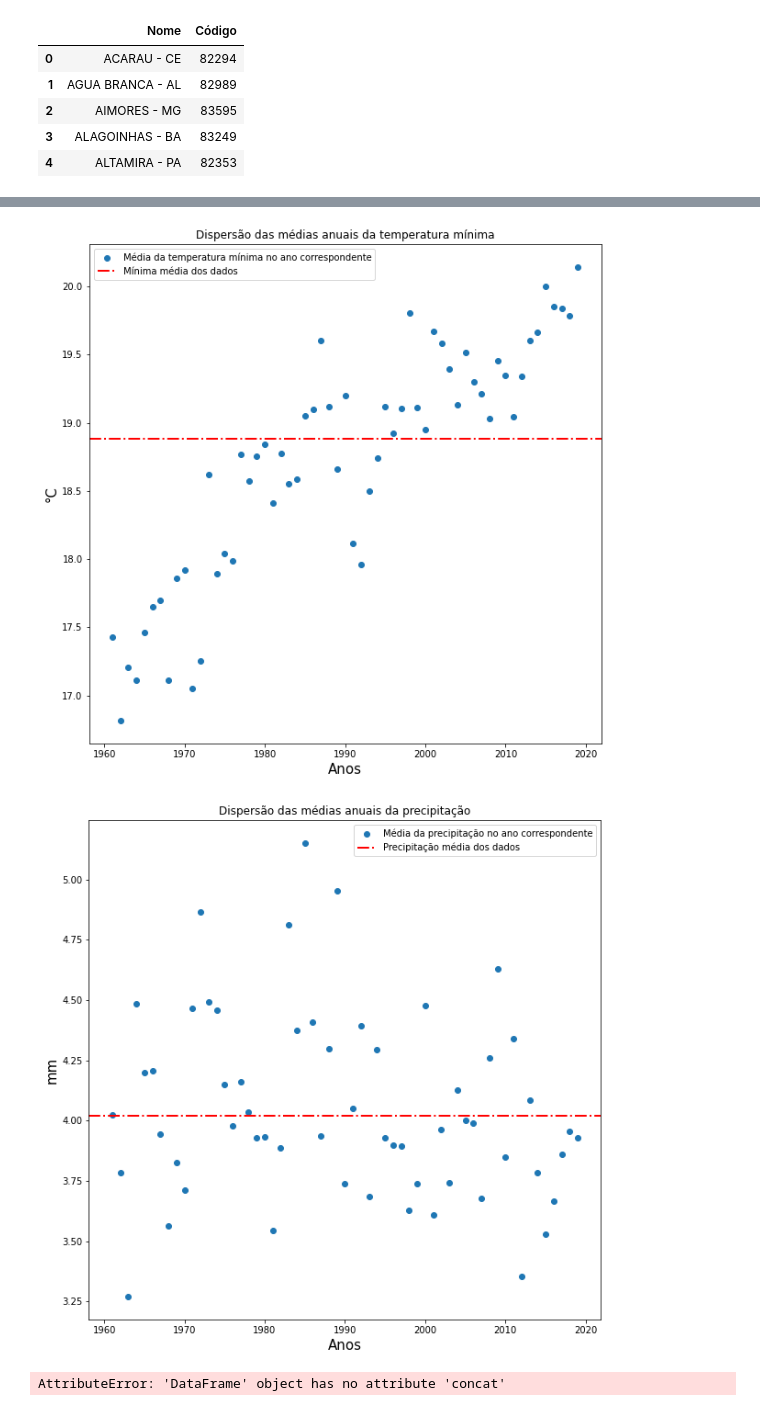
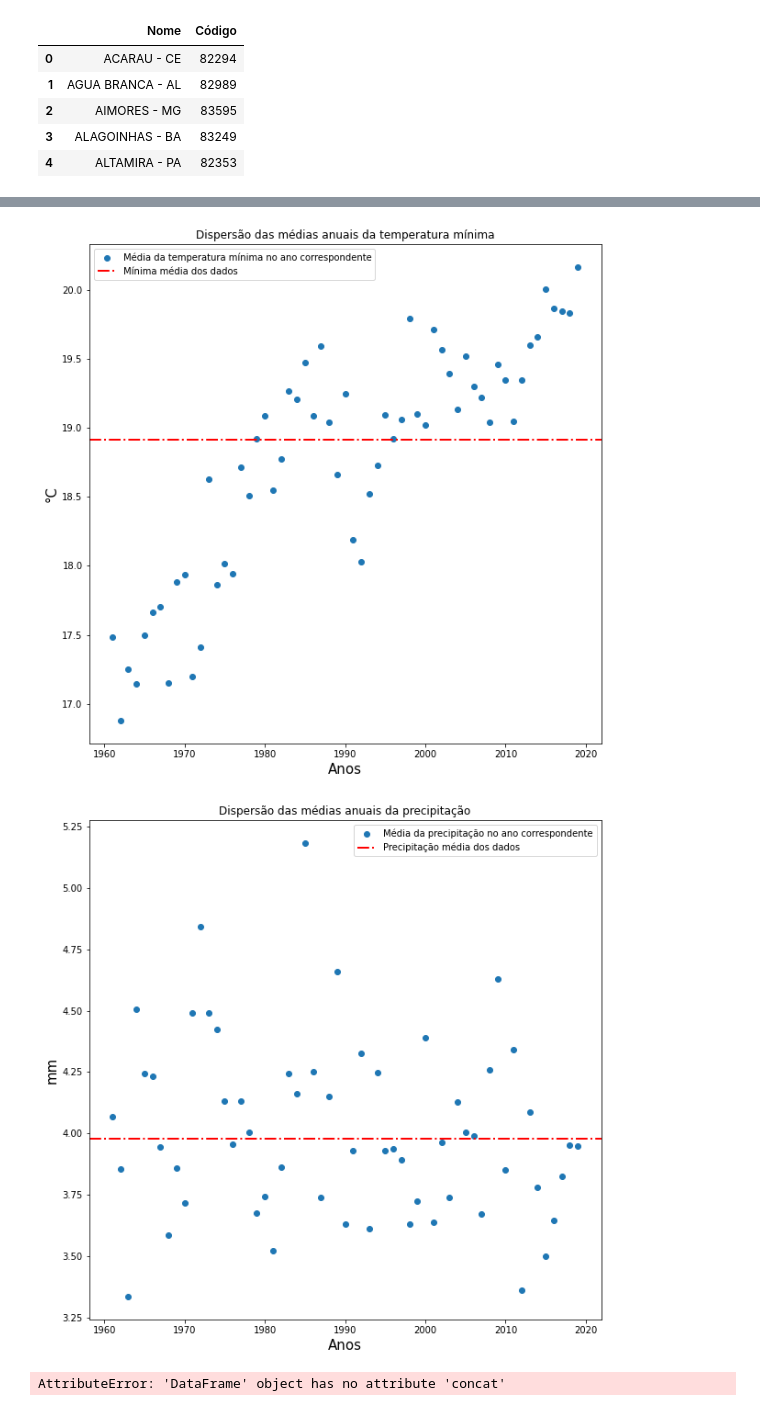
Before and after one commit to Fnadona/dataScience, a Jupyter notebook: Untitled.ipynb, the cells around one changed output, grey strips where cells are left out. Cells and saved outputs as stored; diff of their text form; code cells hidden in the pictures.

```diff
--- a/Untitled.ipynb
+++ b/Untitled.ipynb
@@ -120,4 +63,4 @@ incendio
 # %%
 ######CARREGANDO A PLANILHA DE DADOS TRATADOS E ANALISE######
 # %%
-planilha = pd.read_csv('tabelaTeste.csv', sep=",")
+dfDadosPrincipais = pd.read_csv('dadosPrincipais.csv', sep=",")
@@ -136 +100,4 @@ planilha.drop(columns=["Codigo"]).describe()
+# %%
+dfDadosPrincipais['Data'] = pd.to_datetime(dfDadosPrincipais['Data'], format='%d/%m/%Y')
+dfGrafico = dfDadosPrincipais.groupby(dfDadosPrincipais.Data.dt.year).mean()
 # %%
@@ -195,8 +158,8 @@ plt.show()
 # %%
 plt.figure(figsize=(10,10))
 
-plt.scatter(grafico.index, grafico.TempMinima, label='Média da temperatura mínima no ano correspondente')
-plt.axhline(y=18.88, color='red', linestyle='-.', linewidth=2, label='Mínima média dos dados')
+plt.scatter(dfGrafico.index, dfGrafico.TempMinima, label='Média da temperatura mínima no ano correspondente')
+plt.axhline(y=18.91, color='red', linestyle='-.', linewidth=2, label='Mínima média dos dados')
 plt.title('Dispersão das médias anuais da temperatura mínima')
 plt.xlabel('Anos', fontsize=15)
 plt.ylabel('°C', fontsize=15)
@@ -206,22 +169,22 @@ plt.savefig('TemperaturaMinimaDispersao.png')
 
 plt.show()
 # %% [output]
-[figure, old version]
+[figure, new version]
 # %%
 plt.figure(figsize=(10,10))
 
-plt.scatter(grafico.index, grafico.Precipitacao, label='Média da precipitação no ano correspondente')
-plt.axhline(y=4.02, color='red', linestyle='-.', linewidth=2, label='Precipitação média dos dados')
+plt.scatter(dfGrafico.index, dfGrafico.Precipitacao, label='Média da precipitação no ano correspondente')
+plt.axhline(y=3.98, color='red', linestyle='-.', linewidth=2, label='Precipitação média dos dados')
 plt.title('Dispersão das médias anuais da precipitação')
 plt.xlabel('Anos', fontsize=15)
 plt.ylabel('mm', fontsize=15)
 plt.legend(fontsize=10)
 
 plt.savefig('PrecipitacaoDispersao.png')
 
 plt.show()
 # %% [output]
-[figure, old version]
+[figure, new version]
 # %%
 # planilhaEstado = planilha[planilha.Nome.str.contains('- AM')]
 # planilhaEstado['Data'] = pd.to_datetime(planilhaEstado['Data'])
```
Also changed, not shown: parts of 15 cells of this notebook.
